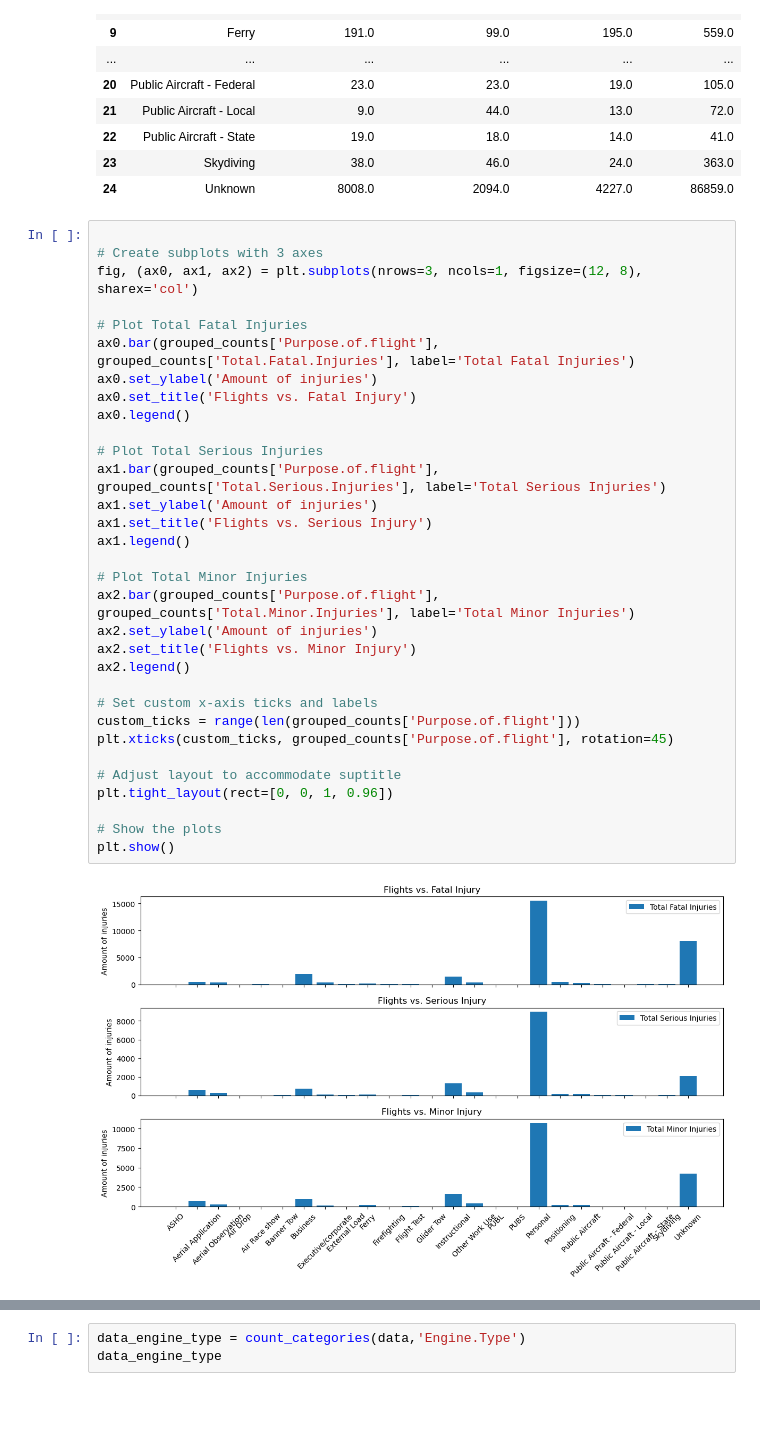
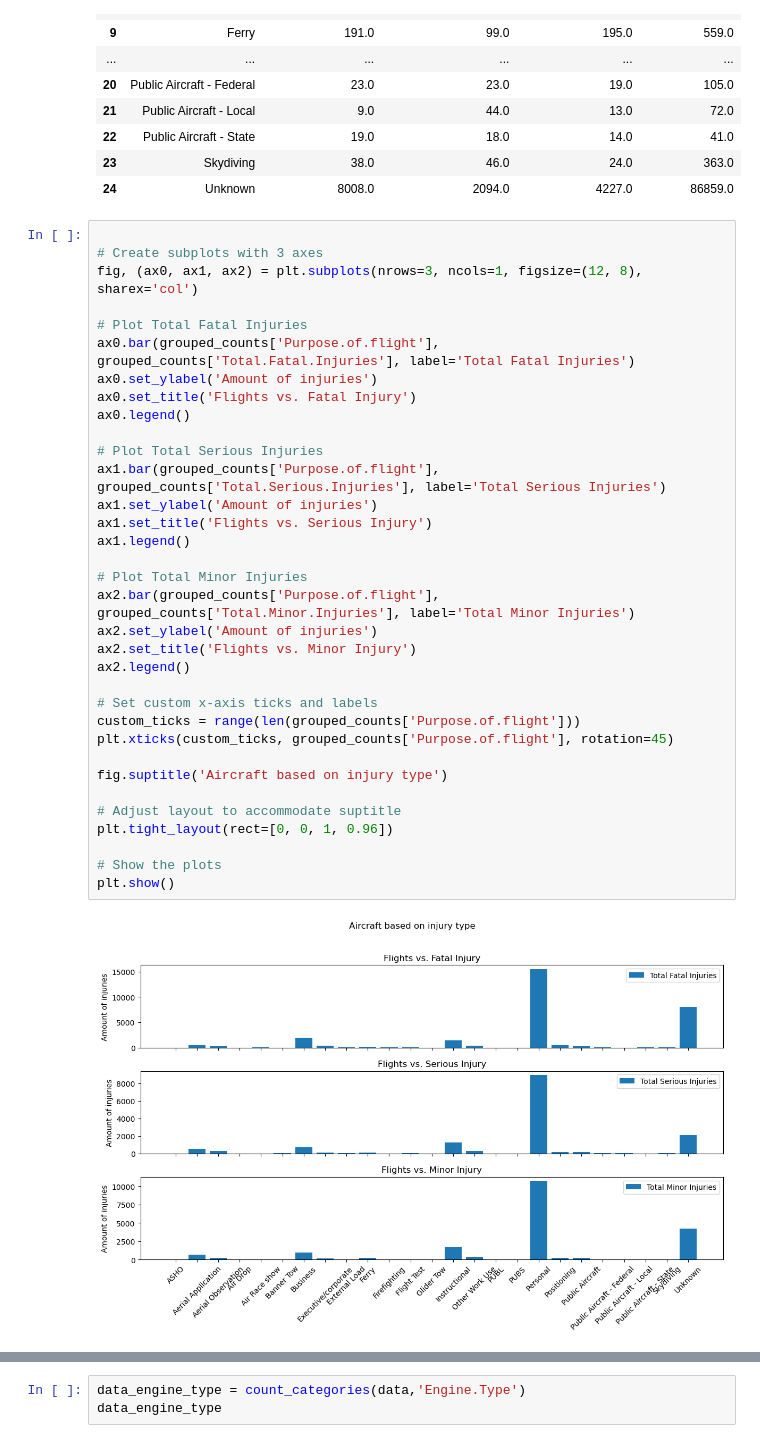
Before and after one commit to omendez930/Aircraft_purchase_analysis, a Jupyter notebook: Index.ipynb, the cells around one changed output, grey strips where cells are left out. Cells and saved outputs as stored; diff of their text form; blank space fills up the shorter version.

```diff
--- a/Index.ipynb
+++ b/Index.ipynb
@@ -782,31 +782,33 @@ grouped_counts
 fig, (ax0, ax1, ax2) = plt.subplots(nrows=3, ncols=1, figsize=(12, 8), sharex='col')
 
 # Plot Total Fatal Injuries
 ax0.bar(grouped_counts['Purpose.of.flight'], grouped_counts['Total.Fatal.Injuries'], label='Total Fatal Injuries')
 ax0.set_ylabel('Amount of injuries')
 ax0.set_title('Flights vs. Fatal Injury')
 ax0.legend()
 
 # Plot Total Serious Injuries
 ax1.bar(grouped_counts['Purpose.of.flight'], grouped_counts['Total.Serious.Injuries'], label='Total Serious Injuries')
 ax1.set_ylabel('Amount of injuries')
 ax1.set_title('Flights vs. Serious Injury')
 ax1.legend()
 
 # Plot Total Minor Injuries
 ax2.bar(grouped_counts['Purpose.of.flight'], grouped_counts['Total.Minor.Injuries'], label='Total Minor Injuries')
 ax2.set_ylabel('Amount of injuries')
 ax2.set_title('Flights vs. Minor Injury')
 ax2.legend()
 
 # Set custom x-axis ticks and labels
 custom_ticks = range(len(grouped_counts['Purpose.of.flight']))
 plt.xticks(custom_ticks, grouped_counts['Purpose.of.flight'], rotation=45)
 
+fig.suptitle('Aircraft based on injury type')
+
 # Adjust layout to accommodate suptitle
 plt.tight_layout(rect=[0, 0, 1, 0.96])
 
 # Show the plots
 plt.show()
 # %% [output]
-[figure, old version]
+[figure, new version]
```
Also changed, not shown: parts of 13 cells of this notebook, 11 other files.
